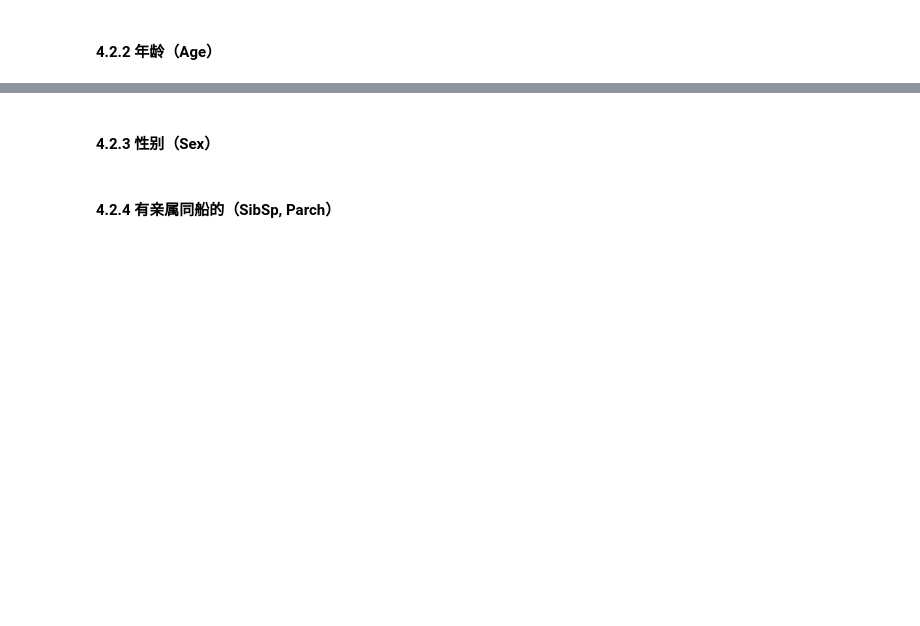
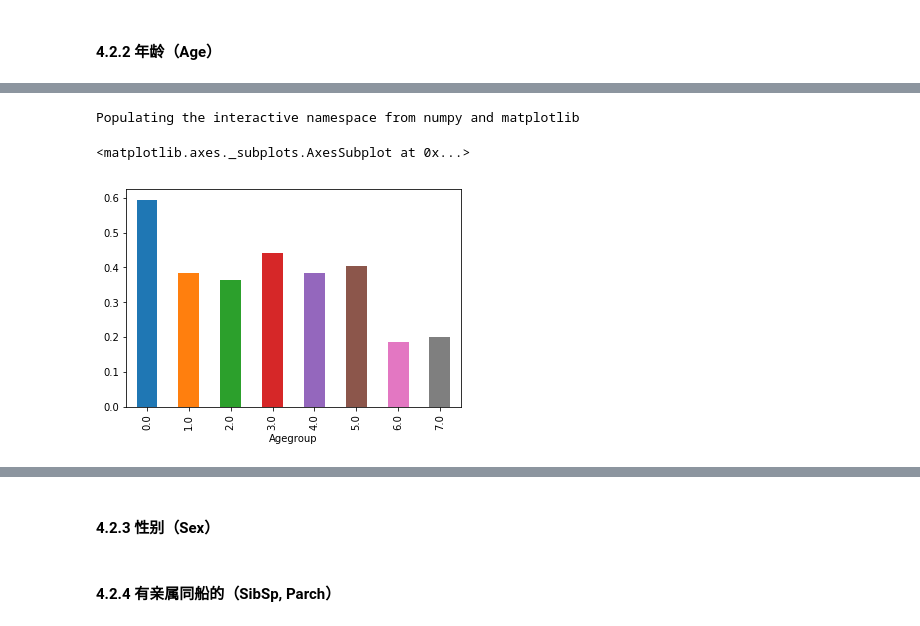
Before and after one commit to DiabloCC/UdacityCourse, a Jupyter notebook: p4/report/p4_tatanic_report.ipynb, the cells around one changed output, grey strips where cells are left out. Saved outputs shown, nothing was run; the diff lists cells and outputs as text; code cells hidden in the pictures; blank space fills up the shorter version.

```diff
--- a/p4/report/p4_tatanic_report.ipynb
+++ b/p4/report/p4_tatanic_report.ipynb
@@ -111,5 +107,7 @@ print sum(original_df['Embarked'].isna() & original_df['Age'].isna())
 # %%
-valid_age_and_harbour_df = original_df.loc[original_df['Age'].notna() & original_df['Embarked'].notna()]
+valid_age_df = original_df.loc[original_df['Age'].notna()]
+valid_harbour_df = original_df.loc[original_df['Embarked'].notna()]
 # 验证记录数
-print len(valid_age_and_harbour_df)
+print len(valid_age_df)
+print len(valid_harbour_df)
 # %% [output]
@@ -331,0 +289,7 @@ class_1 vs class_3:  Ttest_indResult(statistic=10.623796623966948, pvalue=1.4803
+# %%
+%pylab inline
+valid_age_and_harbour_df.groupby('Agegroup')['Survived'].mean().plot.bar()
+# %% [output]
+Populating the interactive namespace from numpy and matplotlib
+<matplotlib.axes._subplots.AxesSubplot at 0x...>
+[figure, added]
```
Also changed, not shown: parts of 17 cells of this notebook.
